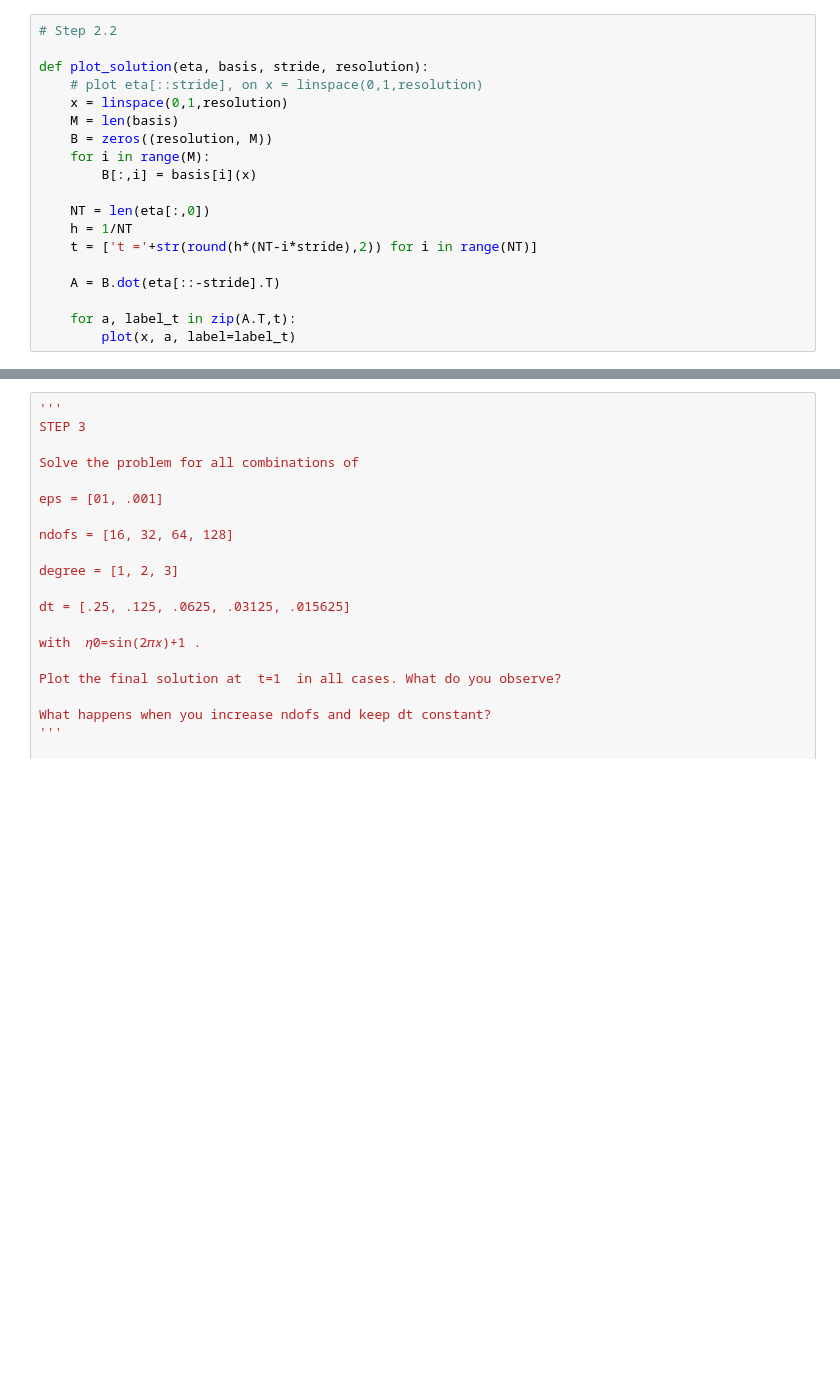
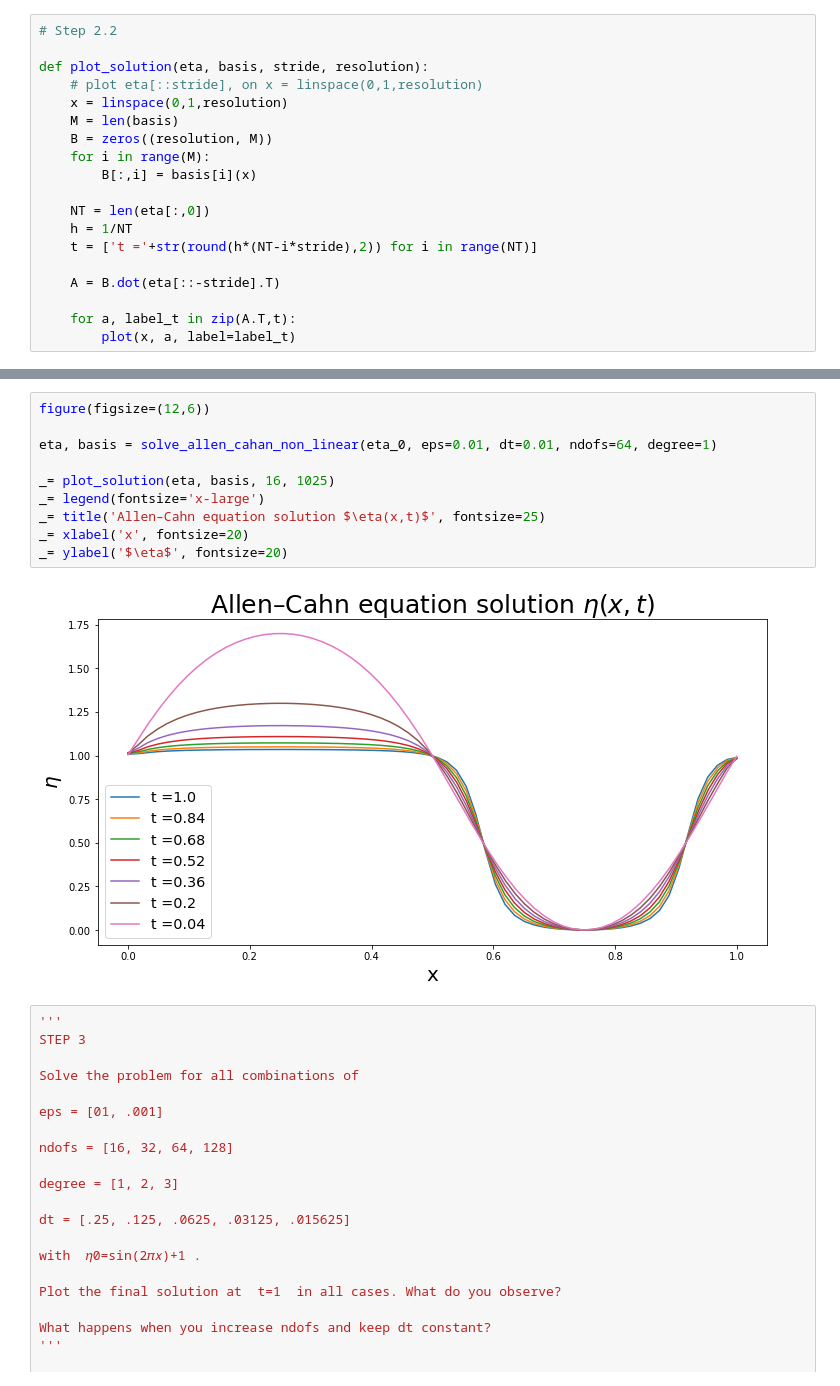
Before and after one commit to RobertoCorti/P1.4_seed, a Jupyter notebook: final_project/final_project_2019-2020.ipynb, the cells around one changed output, grey strips where cells are left out. Saved outputs shown, nothing was run; the diff lists cells and outputs as text; blank space fills up the shorter version.

```diff
--- a/final_project/final_project_2019-2020.ipynb
+++ b/final_project/final_project_2019-2020.ipynb
@@ -260,3 +283,15 @@ _= ylabel('$\eta$', fontsize=20)
+# %%
+figure(figsize=(12,6))
+
+eta, basis = solve_allen_cahan_non_linear(eta_0, eps=0.01, dt=0.01, ndofs=64, degree=1)
+
+_= plot_solution(eta, basis, 16, 1025)
+_= legend(fontsize='x-large')
+_= title('Allen–Cahn equation solution $\eta(x,t)$', fontsize=25)
+_= xlabel('x', fontsize=20)
+_= ylabel('$\eta$', fontsize=20)
+# %% [output]
+[figure, added]
 # %%
 '''
 STEP 3
```
Also changed, not shown: parts of 6 cells of this notebook, 1 other file.
